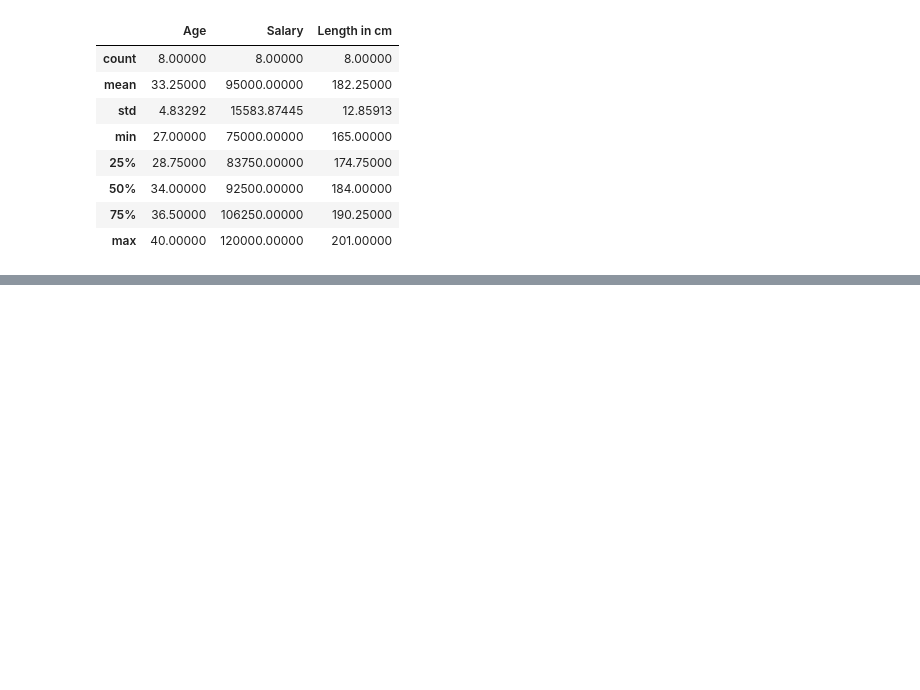
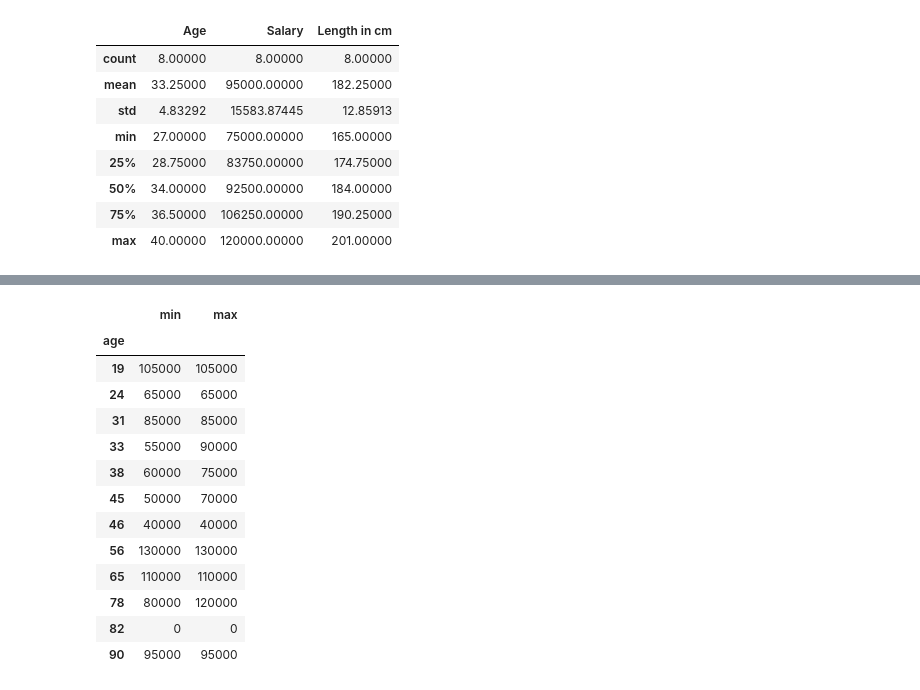
Before and after one commit to PawelWil/PARTII_PawelWiltos_Python_Pandas_Seaborn, a Jupyter notebook: Kod/02_biblioteka_Pythona_PANDAS_to_jest_czesc_Pythona/praca_z_danymi_CzyszczenieDanych.ipynb, the cells around one changed output, grey strips where cells are left out. Drawn from its saved outputs; the diff is of its cells as text; code cells hidden in the pictures; blank space fills up the shorter version.

```diff
--- a/Kod/02_biblioteka_Pythona_PANDAS_to_jest_czesc_Pythona/praca_z_danymi_CzyszczenieDanych.ipynb
+++ b/Kod/02_biblioteka_Pythona_PANDAS_to_jest_czesc_Pythona/praca_z_danymi_CzyszczenieDanych.ipynb
@@ -249,0 +265,17 @@ Name: count, dtype: int64
+# %%
+df_people.groupby('age')['Salary'].aggregate(['min', 'max']) #teraz grupujemy po dacie, po total price, ale za pomocą metody 'aggregate' pokazujemy kwoty min i max z 'total price' pofiltrowanych po dacie
+# %% [output]
+|  | min | max |
+| age |  |  |
+| 19 | 105000 | 105000 |
+| 24 | 65000 | 65000 |
+| 31 | 85000 | 85000 |
+| 33 | 55000 | 90000 |
+| 38 | 60000 | 75000 |
+| 45 | 50000 | 70000 |
+| 46 | 40000 | 40000 |
+| 56 | 130000 | 130000 |
+| 65 | 110000 | 110000 |
+| 78 | 80000 | 120000 |
+| 82 | 0 | 0 |
+| 90 | 95000 | 95000 |
```
Also changed, not shown: parts of 4 cells of this notebook.
